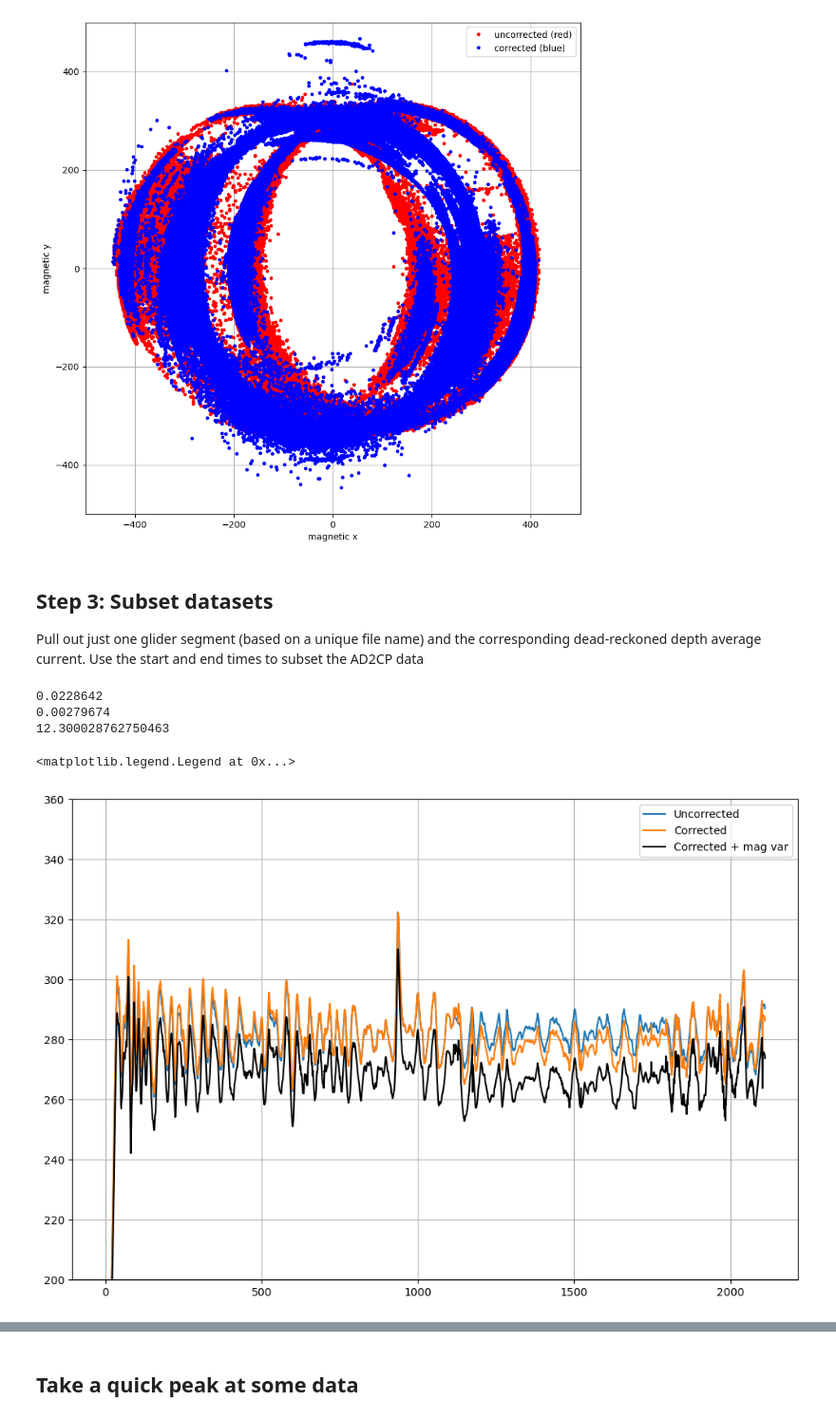
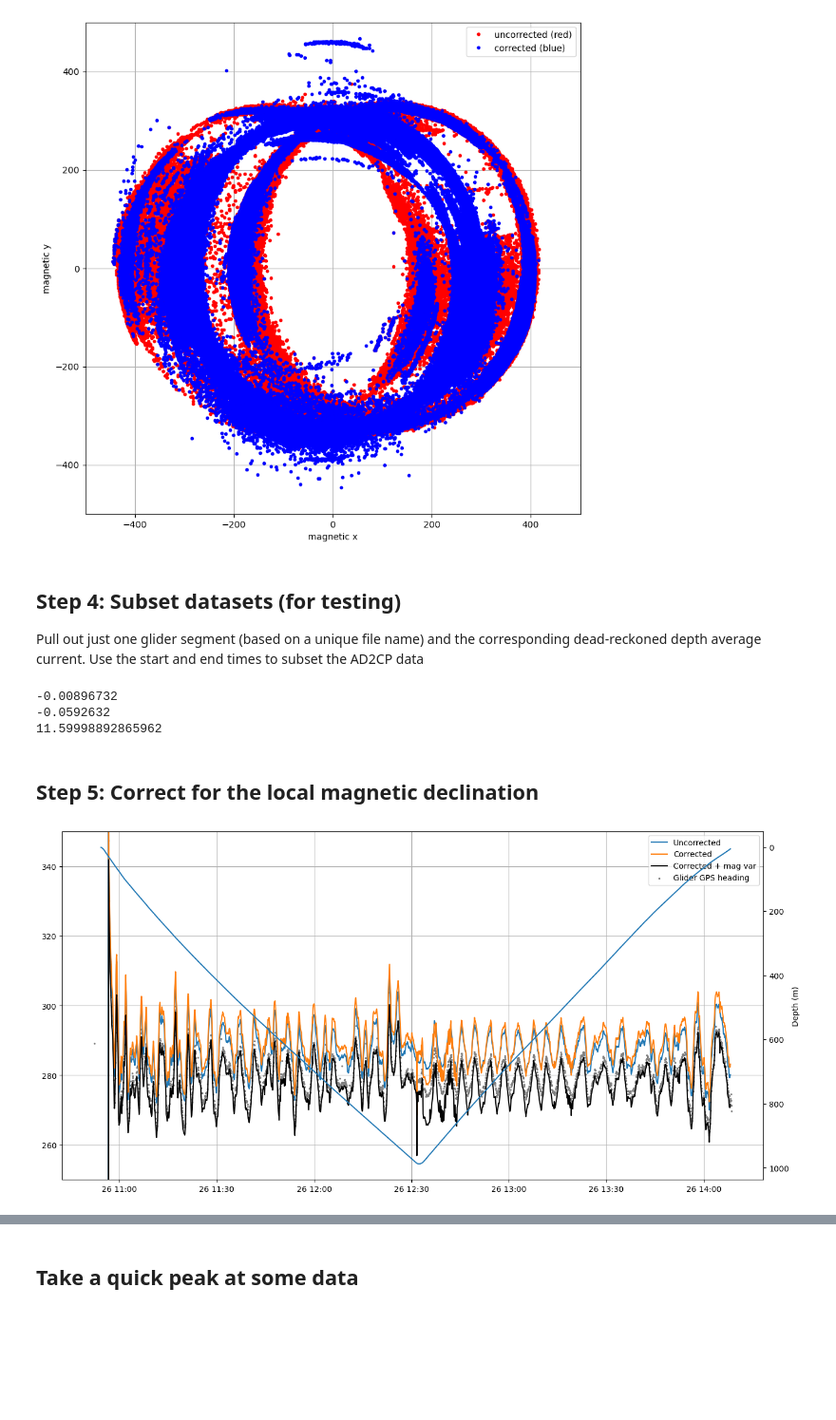
Before and after one commit to JGradone/Slocum-AD2CP, a Jupyter notebook: notebooks/01_Slocum_AD2CP_Testing_and_Data_Exploration.ipynb, the cells around one changed output, grey strips where cells are left out. Shown at 95% size. Drawn from its saved outputs; the diff is of its cells as text; code cells hidden in the pictures; blank space fills up the shorter version.

```diff
--- a/notebooks/01_Slocum_AD2CP_Testing_and_Data_Exploration.ipynb
+++ b/notebooks/01_Slocum_AD2CP_Testing_and_Data_Exploration.ipynb
@@ -238,10 +126,10 @@ plt.show()
 # %% [output]
 [figure]
 # %% [markdown]
-## Step 3: Subset datasets
+## Step 4: Subset datasets (for testing)
 Pull out just one glider segment (based on a unique file name) and the corresponding dead-reckoned depth average current. Use the start and end times to subset the AD2CP data
 # %%
-x=12
+x=101
 
 ## Subset glider df to one segment
 subsetgdf = gdf[(gdf.time >= start_times[x]) & (gdf.time <= end_times[x])]
@@ -261,19 +149,26 @@ print(mag_var )
 ad2cp_time_ind = np.where((tot_ad2cp.time >= start_times2[x]) & (tot_ad2cp.time <= end_times2[x]))[0]
 subset_ad2cp = tot_ad2cp.sel(time=tot_ad2cp.time[ad2cp_time_ind])
 # %% [output]
-0.0228642
-0.00279674
-12.300028762750463
+-0.00896732
+-0.0592632
+11.59998892865962
+# %% [markdown]
+## Step 5: Correct for the local magnetic declination
 # %%
-heading_cor_mag_var,_,_= slocum_ad2cp.mag_var_correction(subset_ad2cp['CorrectedHeading'].values,0,0,mag_var)
+heading_cor_mag_var,vx_cor,vy_cor= slocum_ad2cp.mag_var_correction(subset_ad2cp['CorrectedHeading'].values,vx,vy,mag_var)
 # %%
-plt.figure(figsize=(12,8))
-plt.plot(subset_ad2cp.Heading,label='Uncorrected')
-plt.plot(subset_ad2cp.CorrectedHeading,label='Corrected')
-plt.plot(heading_cor_mag_var,color='black',label='Corrected + mag var')
-plt.ylim(200,360)
+plt.figure(figsize=(16,8))
+plt.plot(subset_ad2cp.time,subset_ad2cp.Heading,label='Uncorrected')
+plt.plot(subset_ad2cp.time,subset_ad2cp.CorrectedHeading,label='Corrected')
+plt.plot(subset_ad2cp.time,heading_cor_mag_var,color='black',label='Corrected + mag var')
+plt.scatter(pd.to_datetime(subsetgdf.time),subsetgdf.m_heading,color='gray',s=2,label='Glider GPS heading')
+plt.ylim(250,350)
 plt.grid()
 plt.legend()
+
+ax2 = plt.twinx()
+ax2.plot(subset_ad2cp.time,subset_ad2cp.Depth)
+ax2.set_ylabel('Depth (m)')
+ax2.invert_yaxis()
 # %% [output]
-<matplotlib.legend.Legend at 0x...>
-[figure, old version]
+[figure, new version]
```
Also changed, not shown: parts of 8 cells of this notebook, 1 other file.
